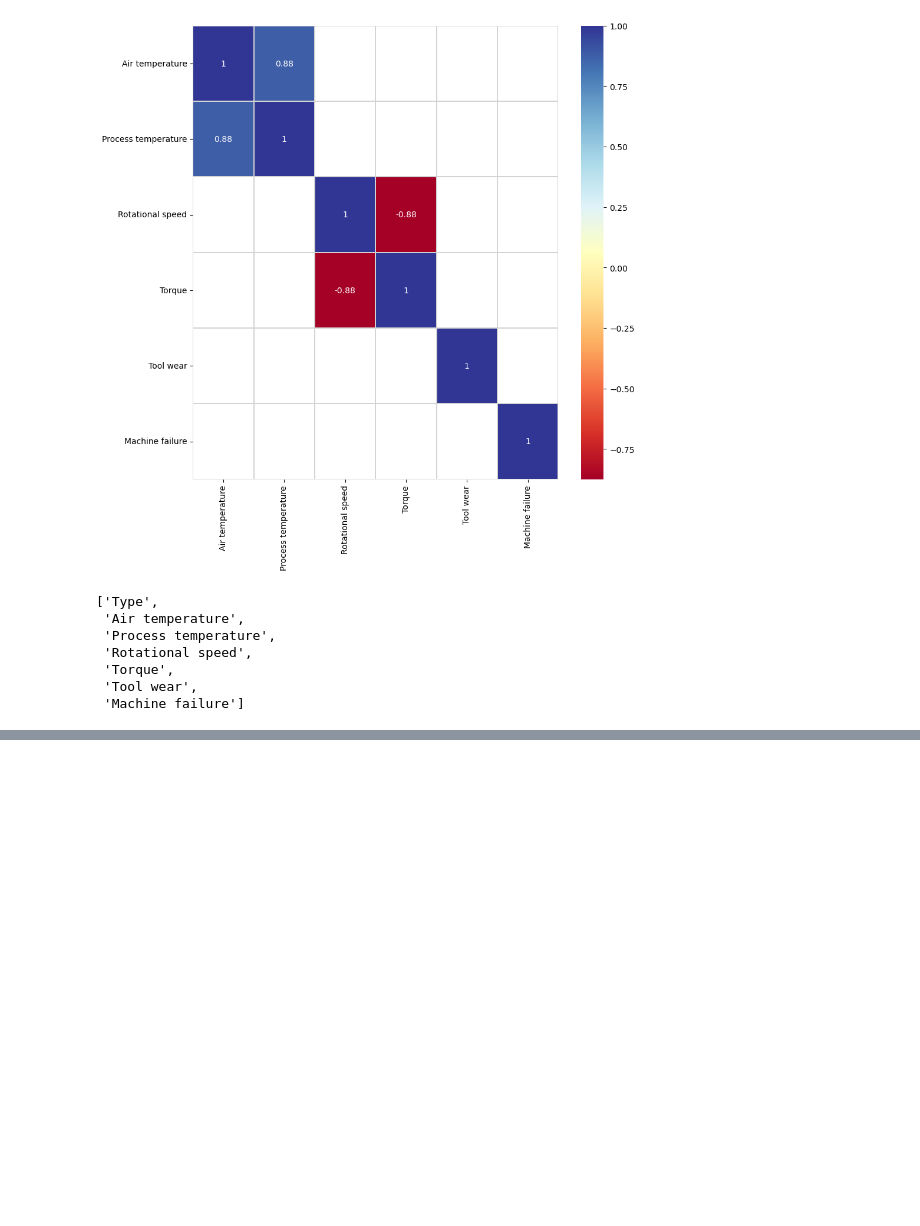
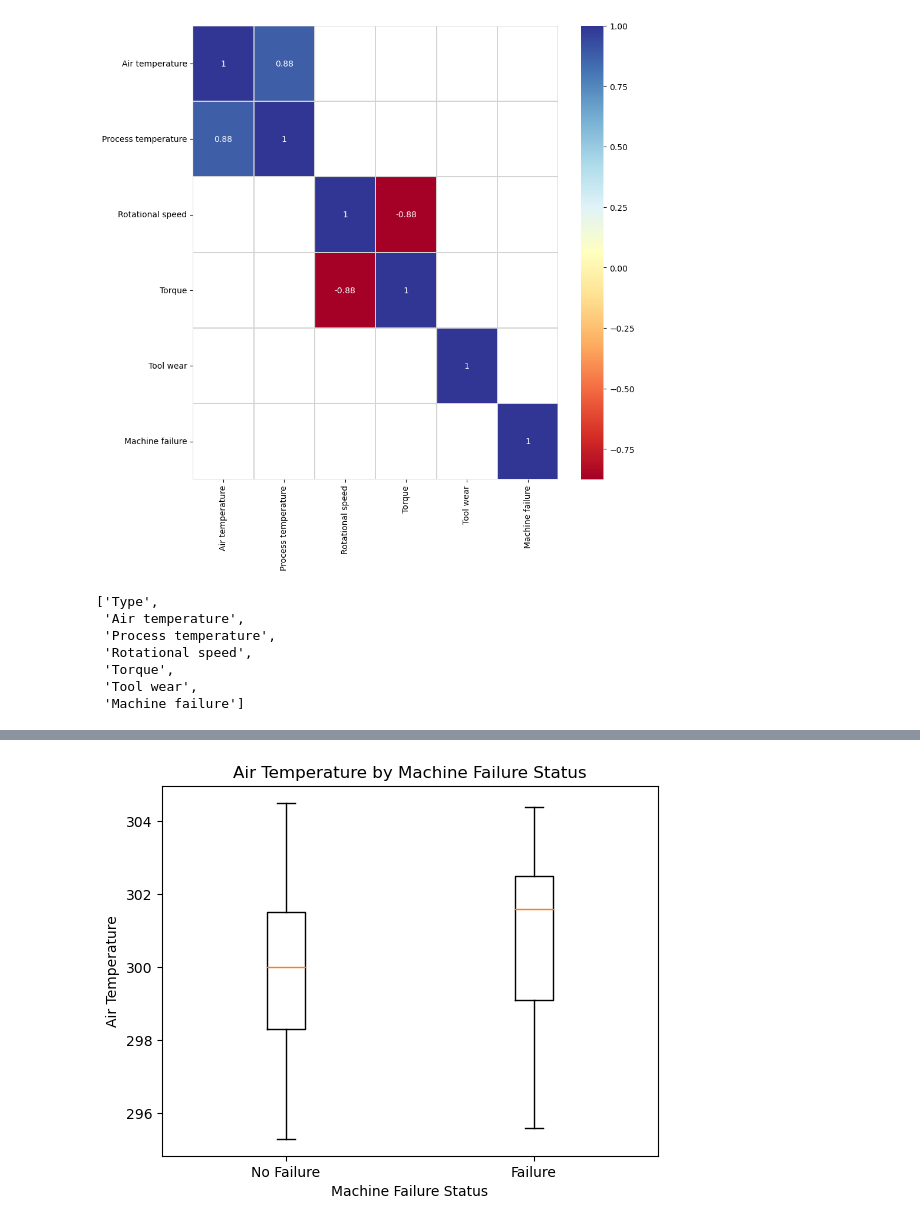
Before and after one commit to KSNW0710/master_project, a Jupyter notebook: src/pdm.ipynb, the cells around one changed output, grey strips where cells are left out. Cells and saved outputs as stored; diff of their text form; code cells hidden in the pictures; blank space fills up the shorter version.

```diff
--- a/src/pdm.ipynb
+++ b/src/pdm.ipynb
@@ -152,0 +247,13 @@ list(df)
+# %%
+temp_failure = df[df['Machine failure'] == 1]['Air temperature']
+temp_no_failure = df[df['Machine failure'] == 0]['Air temperature']
+
+# Create the boxplot
+plt.boxplot([temp_no_failure, temp_failure], labels=['No Failure', 'Failure'])
+colors = ['blue', 'red']
+plt.title('Air Temperature by Machine Failure Status')
+plt.xlabel('Machine Failure Status')
+plt.ylabel('Air Temperature')
+plt.show()
+# %% [output]
+[figure, added]
```
Also changed, not shown: parts of 19 cells of this notebook, 11 other files.
